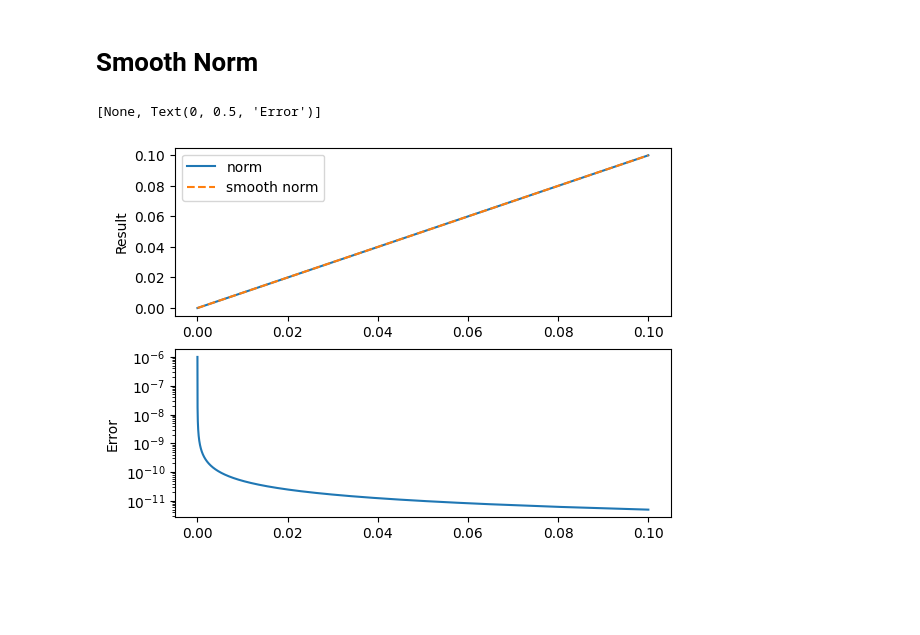
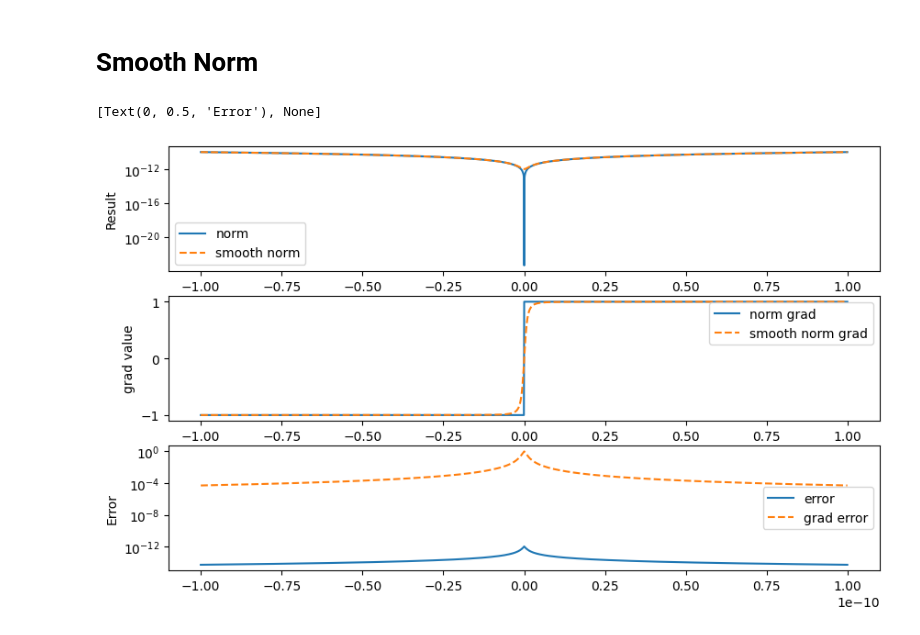
Before and after one commit to mdealencar/Ard, a Jupyter notebook: ard/offshore/mooring_constraint_sandbox.ipynb, the cells around one changed output. Drawn from its saved outputs; the diff is of its cells as text; code cells hidden in the pictures; blank space fills up the shorter version.

Commit message:
update norm in sandbox

```diff
--- a/ard/offshore/mooring_constraint_sandbox.ipynb
+++ b/ard/offshore/mooring_constraint_sandbox.ipynb
@@ -168,7 +168,7 @@ for i in [
 from jax import grad
 from jax import numpy as jnp
 
-def smooth_norm(vec: np.ndarray, buf=1E-6):
+def smooth_norm(vec: np.ndarray, buf=1E-12):
     return jnp.sqrt(buf**2 + jnp.sum(vec**2)) #- np.sqrt(buf**2)
 
 smooth_norm_grad = grad(smooth_norm, [0])
@@ -179,7 +179,7 @@ def norm(vec: np.ndarray):
 norm_grad = grad(norm, [0])
 # %%
 base_vec = np.array([0, 0])
-dif_vals = np.arange(0, 0.001, 1E-6)
+dif_vals = np.arange(-1E-10, 1E-10, 1E-14)
 result = np.zeros_like(dif_vals)
 result_smooth = np.zeros_like(dif_vals)
 result_grad = np.zeros_like(dif_vals)
@@ -191,18 +191,21 @@ for i, v in enumerate(dif_vals):
     result_grad[i] = norm_grad(jnp.array([v, 0.0]))[0][0]
 # %%
 
-fig, ax = plt.subplots(3,1)
+fig, ax = plt.subplots(3,1, figsize=(10,6))
 ax[0].plot(dif_vals, result, label="norm")
 ax[0].plot(dif_vals, result_smooth, "--", label="smooth norm")
-ax[0].set(ylabel="Result")
+ax[0].set(ylabel="Result", yscale="log", xscale="linear")
 ax[0].legend()
 
 ax[1].plot(dif_vals, result_grad, label="norm grad")
-ax[1].plot(dif_vals, result_smooth_grad, label="smooth norm grad")
+ax[1].plot(dif_vals, result_smooth_grad, "--", label="smooth norm grad")
+ax[1].legend()
 ax[1].set(ylabel="grad value")
 
 ax[2].plot(dif_vals, result_smooth-result, label="error")
-ax[2].set(yscale="log", ylabel="Error")
+ax[2].plot(dif_vals, abs(result_smooth_grad-result_grad), "--", label="grad error")
+ax[2].legend()
+ax[2].set(ylabel="Error", yscale="log")
 # %% [output]
-[None, Text(0, 0.5, 'Error')]
+[Text(0, 0.5, 'Error'), None]
-[figure, old version]
+[figure, new version]
```
Also changed, not shown: parts of 1 cell of this notebook.
